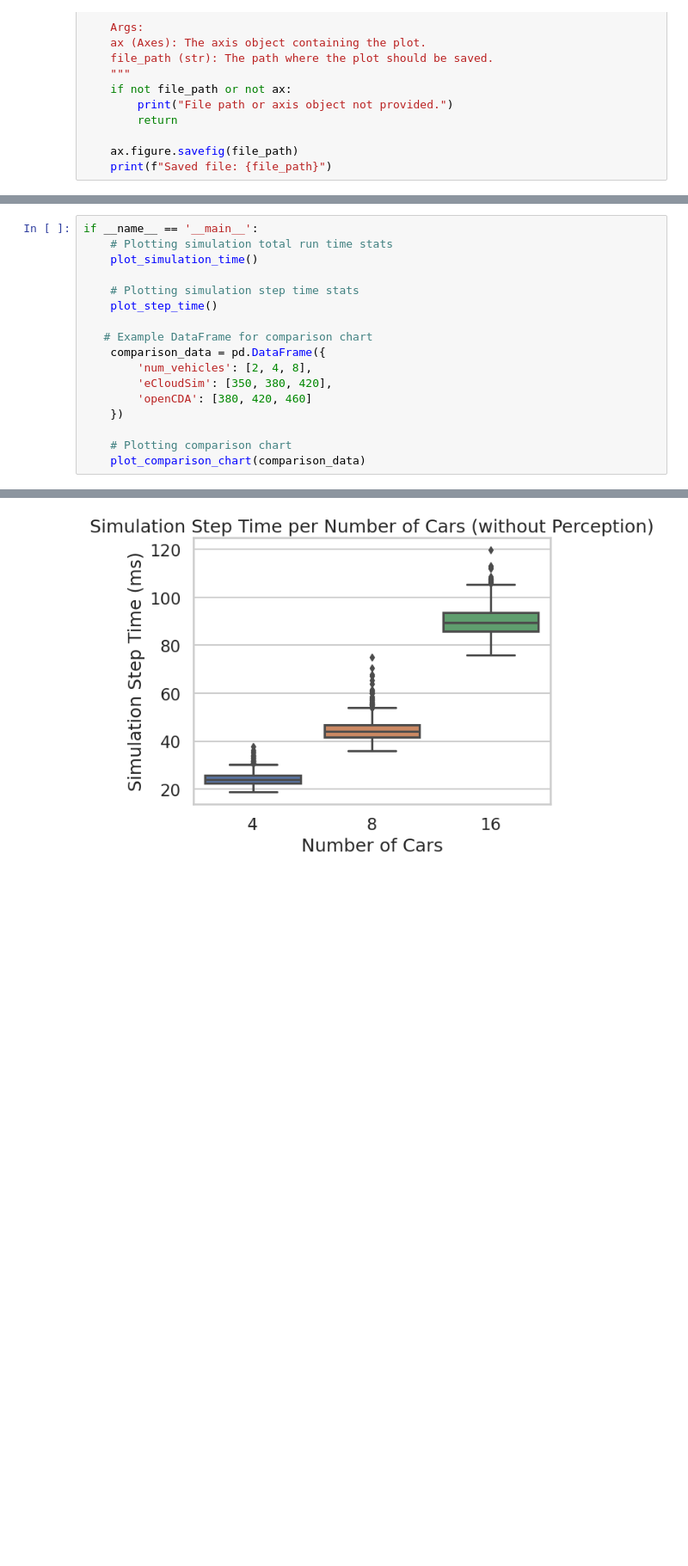
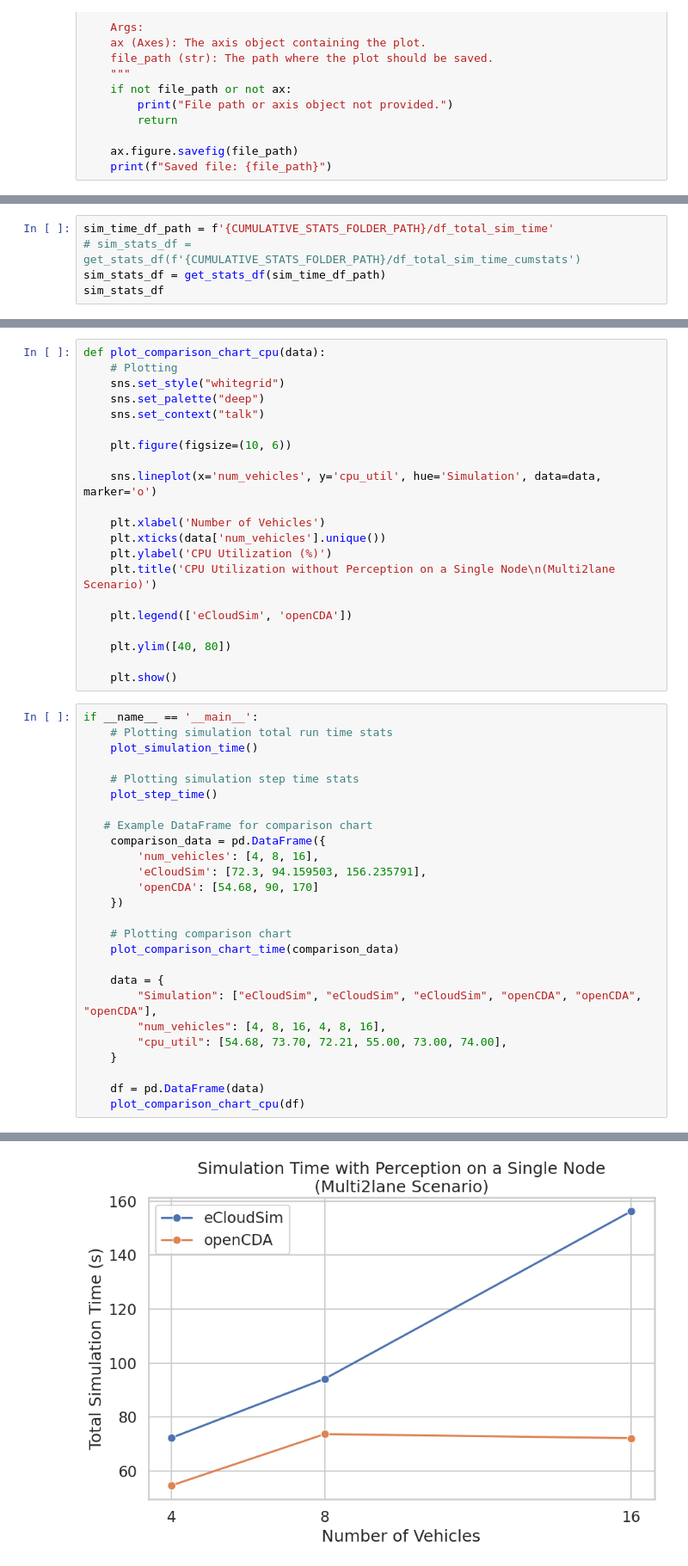
Before and after one commit to tlandle/eCloudSim, a Jupyter notebook: create_eval_graphs.ipynb, the cells around one changed output, grey strips where cells are left out. Shown at 86% size. Cells and saved outputs as stored; diff of their text form; blank space fills up the shorter version.

```diff
--- a/create_eval_graphs.ipynb
+++ b/create_eval_graphs.ipynb
@@ -110,0 +112,5 @@ def plot_simulation_time():
+# %%
+sim_time_df_path = f'{CUMULATIVE_STATS_FOLDER_PATH}/df_total_sim_time'
+# sim_stats_df = get_stats_df(f'{CUMULATIVE_STATS_FOLDER_PATH}/df_total_sim_time_cumstats')
+sim_stats_df = get_stats_df(sim_time_df_path)
+sim_stats_df
@@ -154,5 +180,26 @@ def plot_comparison_chart(data):
 
     plt.show()
+# %%
+def plot_comparison_chart_cpu(data):
+    # Plotting
+    sns.set_style("whitegrid")
+    sns.set_palette("deep")
+    sns.set_context("talk")
+
+    plt.figure(figsize=(10, 6))
+
+    sns.lineplot(x='num_vehicles', y='cpu_util', hue='Simulation', data=data, marker='o')
+
+    plt.xlabel('Number of Vehicles')
+    plt.xticks(data['num_vehicles'].unique())
+    plt.ylabel('CPU Utilization (%)')
+    plt.title('CPU Utilization without Perception on a Single Node\n(Multi2lane Scenario)')
+
+    plt.legend(['eCloudSim', 'openCDA'])
+
+    plt.ylim([40, 80])
+
+    plt.show()
 # %%
 if __name__ == '__main__':
     # Plotting simulation total run time stats
@@ -163,11 +210,20 @@ if __name__ == '__main__':
 
    # Example DataFrame for comparison chart
     comparison_data = pd.DataFrame({
-        'num_vehicles': [2, 4, 8],
-        'eCloudSim': [350, 380, 420],
-        'openCDA': [380, 420, 460]
+        'num_vehicles': [4, 8, 16],
+        'eCloudSim': [72.3, 94.159503, 156.235791],
+        'openCDA': [54.68, 90, 170]
     })
 
     # Plotting comparison chart
-    plot_comparison_chart(comparison_data)
+    plot_comparison_chart_time(comparison_data)
+
+    data = {
+        "Simulation": ["eCloudSim", "eCloudSim", "eCloudSim", "openCDA", "openCDA", "openCDA"],
+        "num_vehicles": [4, 8, 16, 4, 8, 16],
+        "cpu_util": [54.68, 73.70, 72.21, 55.00, 73.00, 74.00],
+    }
+
+    df = pd.DataFrame(data)
+    plot_comparison_chart_cpu(df)
 # %% [output]
@@ -209 +236 @@ Saved file: ./evaluation_outputs/cumulative_stats_no_perception/step_time_boxplo
-[figure, old version]
+[figure, new version]
```
Also changed, not shown: parts of 6 cells of this notebook, 2 other files.
